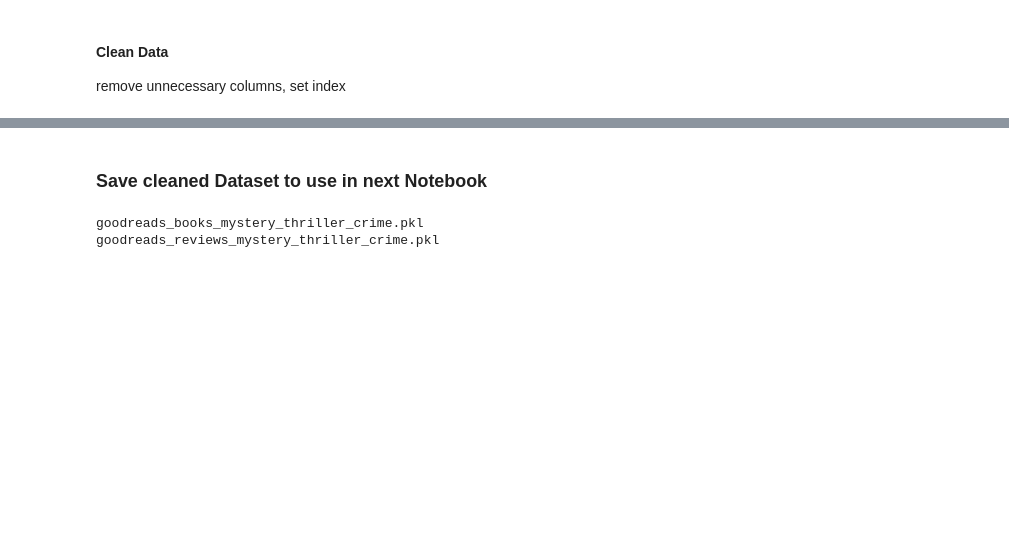
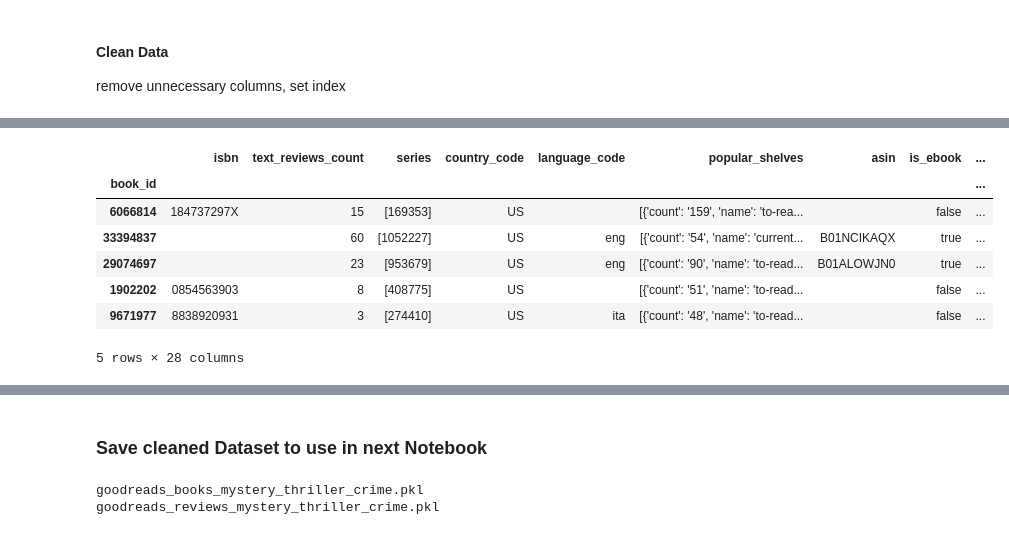
Before and after one commit to simon376/ds-recommender-project, a Jupyter notebook: 01_data_preparation.ipynb, the cells around one changed output, grey strips where cells are left out. Saved outputs shown, nothing was run; the diff lists cells and outputs as text; code cells hidden in the pictures; blank space fills up the shorter version.

```diff
--- a/01_data_preparation.ipynb
+++ b/01_data_preparation.ipynb
@@ -27,2 +28,7 @@ in_fn_reviews = 'goodreads_reviews_mystery_thriller_crime.json.gz'
 # %%
-df_books = pd.read_json(os.path.join(DIR, in_fn_books), lines=True, nrows=20000)
+df_books = pd.read_json(os.path.join(DIR, in_fn_books), lines=True, nrows=30000,dtype={
+    "title": 'string',
+    "description": 'string',
+    "text_reviews_count": 'uint',
+    'average_rating': 'float'
+})
@@ -61,0 +81,11 @@ memory usage: 312.5+ KB
+# %%
+df_books.head()
+# %% [output]
+|  | isbn | text_reviews_count | series | country_code | language_code | popular_shelves | asin | is_ebook | ... |
+| book_id |  |  |  |  |  |  |  |  | ... |
+| 6066814 | 184737297X | 15 | [169353] | US |  | [{'count': '159', 'name': 'to-rea... |  | false | ... |
+| 33394837 |  | 60 | [1052227] | US | eng | [{'count': '54', 'name': 'current... | B01NCIKAQX | true | ... |
+| 29074697 |  | 23 | [953679] | US | eng | [{'count': '90', 'name': 'to-read... | B01ALOWJN0 | true | ... |
+| 1902202 | 0854563903 | 8 | [408775] | US |  | [{'count': '51', 'name': 'to-read... |  | false | ... |
+| 9671977 | 8838920931 | 3 | [274410] | US | ita | [{'count': '48', 'name': 'to-read... |  | false | ... |
+5 rows × 28 columns
```
Also changed, not shown: parts of 20 cells of this notebook.
